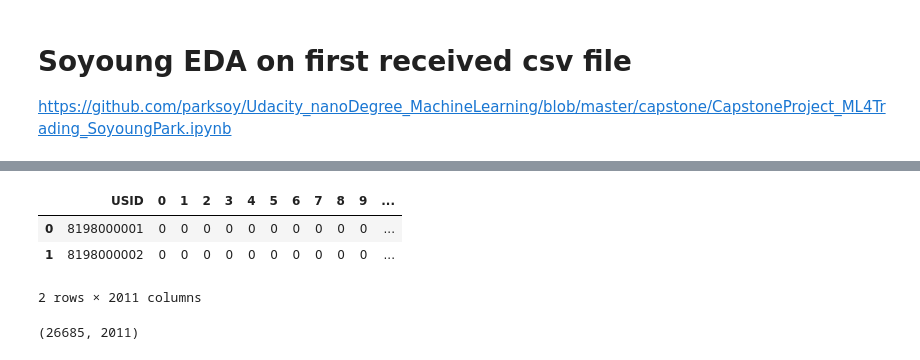
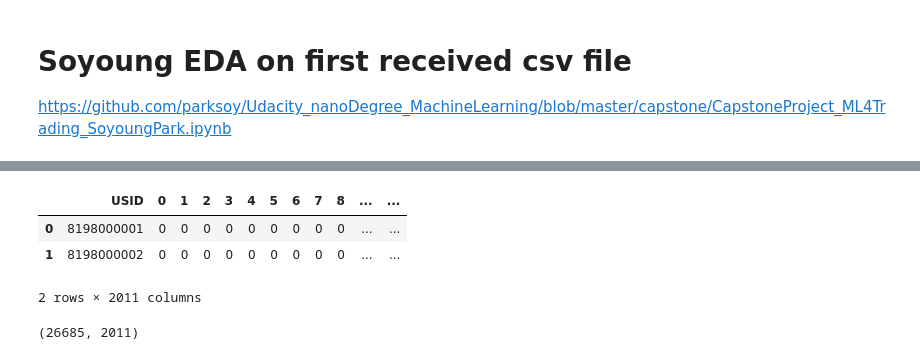
Before and after one commit to parksoy/DAMADAY2020_NASA, a Jupyter notebook: SoyoungEDALocal.ipynb, the cells around one changed output, grey strips where cells are left out. Cells and saved outputs as stored; diff of their text form; code cells hidden in the pictures.

```diff
--- a/SoyoungEDALocal.ipynb
+++ b/SoyoungEDALocal.ipynb
@@ -13,11 +10,11 @@ The autoreload extension is already loaded. To reload it, use:
 # %%
 import pandas as pd
-df=pd.read_csv('/Users/soyoungpark/Desktop/DAMA_explore/ml_data_damaday.csv')
+df=pd.read_csv('/Users/soyoungpark/Desktop/DAMADAY2020_NASA/ml_data_damaday.csv')
 df.head(2)
 # %% [output]
-|  | USID | 0 | 1 | 2 | 3 | 4 | 5 | 6 | 7 | 8 | 9 | ... |
-| 0 | 8198000001 | 0 | 0 | 0 | 0 | 0 | 0 | 0 | 0 | 0 | 0 | ... |
-| 1 | 8198000002 | 0 | 0 | 0 | 0 | 0 | 0 | 0 | 0 | 0 | 0 | ... |
+|  | USID | 0 | 1 | 2 | 3 | 4 | 5 | 6 | 7 | 8 | ... | ... |
+| 0 | 8198000001 | 0 | 0 | 0 | 0 | 0 | 0 | 0 | 0 | 0 | ... | ... |
+| 1 | 8198000002 | 0 | 0 | 0 | 0 | 0 | 0 | 0 | 0 | 0 | ... | ... |
 2 rows × 2011 columns
 # %%
 df.shape
```
Also changed, not shown: parts of 5 cells of this notebook, 1 other file.
